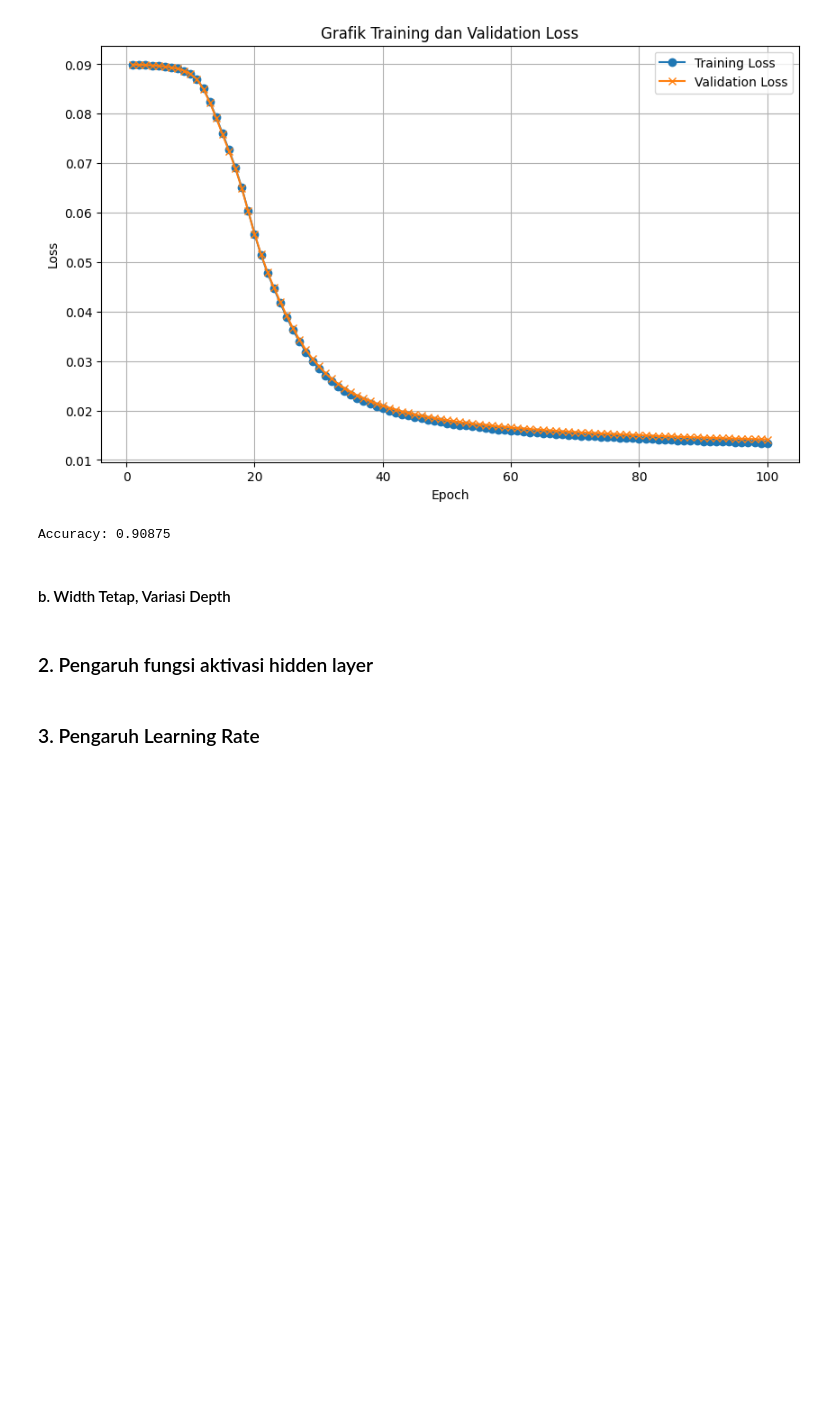
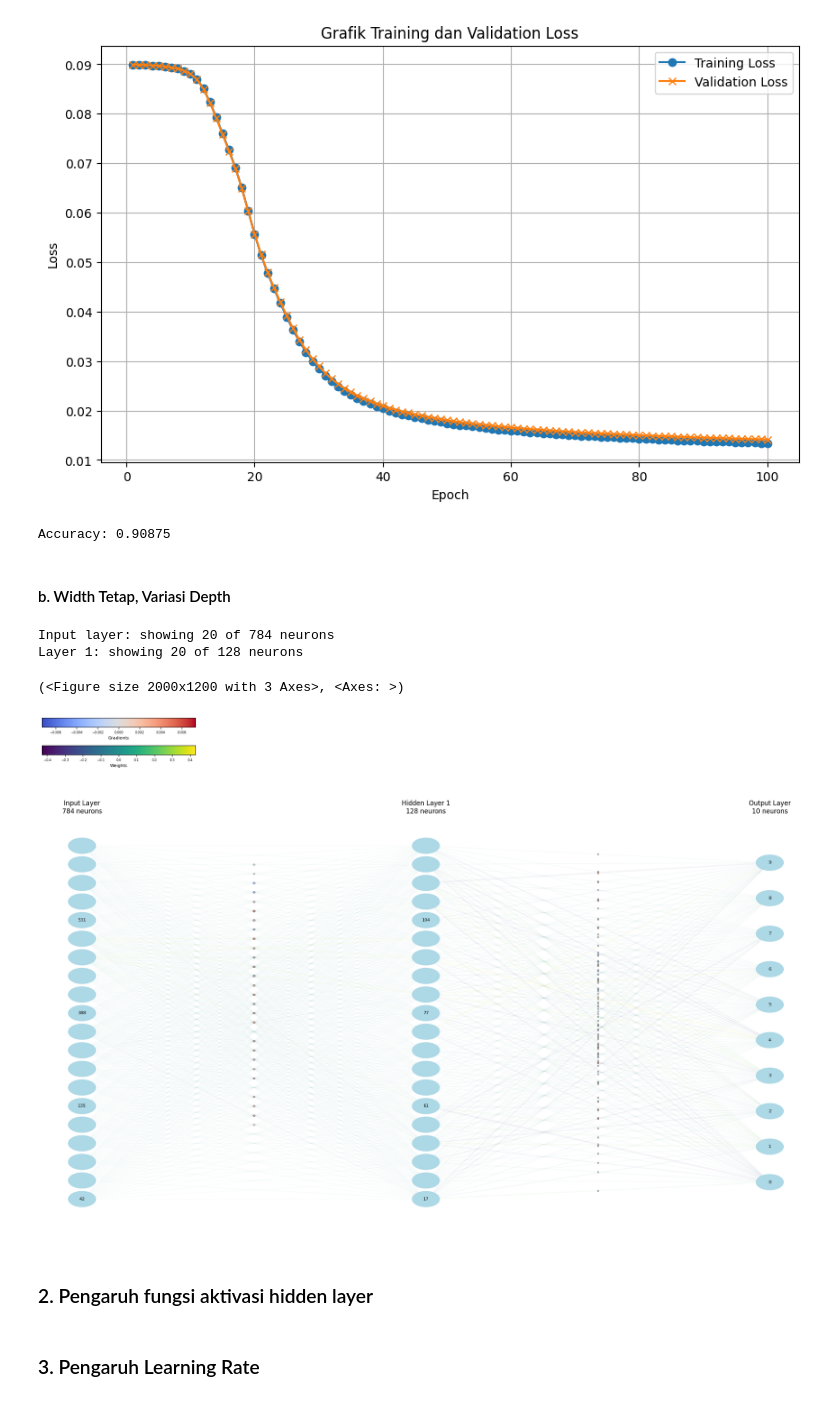
Before and after one commit to DrwnRstnly/48-IF3270-FFNN, a Jupyter notebook: src/test.ipynb, the cells around one changed output. Drawn from its saved outputs; the diff is of its cells as text; code cells hidden in the pictures; blank space fills up the shorter version.

Commit message:
feat: try add visualize network

```diff
--- a/src/test.ipynb
+++ b/src/test.ipynb
@@ -104,6 +104,13 @@ nn_model_4 = NeuralNetwork(
     weight_init='random_uniform',
     weight_init_params={'low': -0.01, 'high': 0.01, 'seed': 42}
 )
+# %%
+nn_model_3.visualize_network(figsize=(20, 12), max_neurons_to_show={0: 20, 1: 20})
+# %% [output]
+Input layer: showing 20 of 784 neurons
+Layer 1: showing 20 of 128 neurons
+(<Figure size 2000x1200 with 3 Axes>, <Axes: >)
+[figure, added]
 # %%
 # Depth 2: 2 hidden layers
 nn_model_5 = NeuralNetwork(
```
Also changed, not shown: parts of 1 cell of this notebook, 2 other files.
